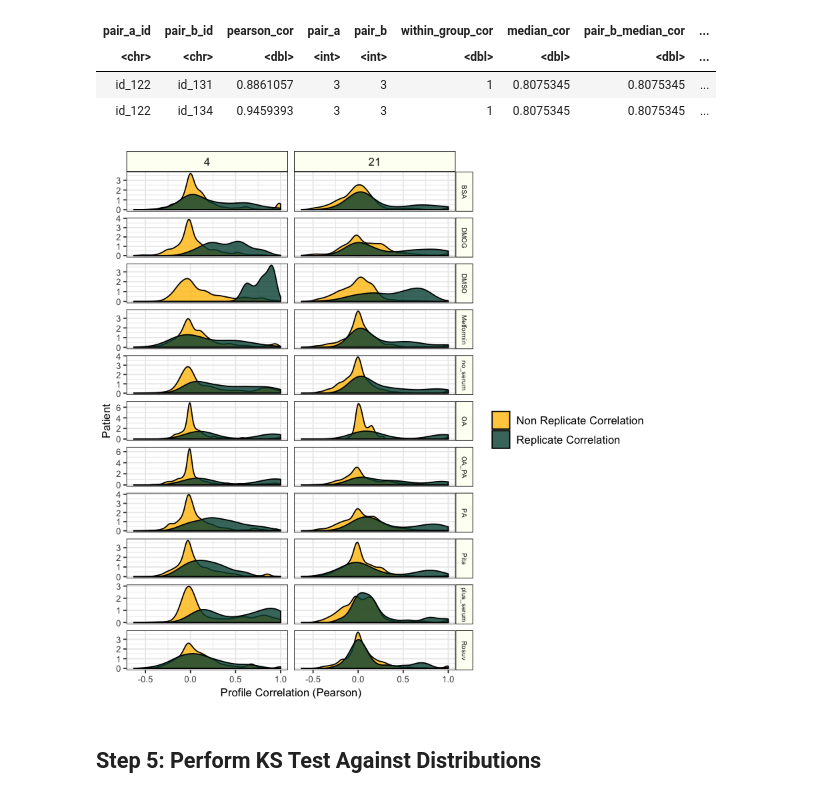
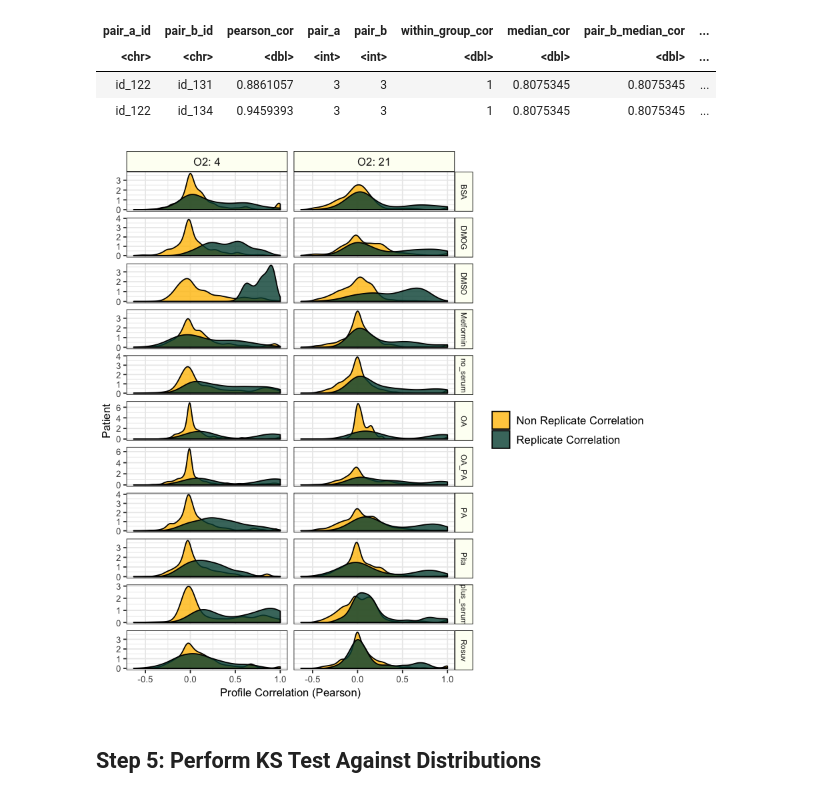
Before and after one commit to broadinstitute/2018_04_12_T2D_V2F_Saadat_Broad, a Jupyter notebook: assess-replicate-correlation-batch2.ipynb, the cells around one changed output. Drawn from its saved outputs; the diff is of its cells as text; code cells hidden in the pictures.

Commit message:
change text size

```diff
--- a/assess-replicate-correlation-batch2.ipynb
+++ b/assess-replicate-correlation-batch2.ipynb
@@ -322,29 +322,32 @@ full_plot_ready$Metadata_condition_O2 <-
     factor(full_plot_ready$Metadata_condition_O2,
            levels = c("4", "21"))
 # %%
+append_02 <- function(string) paste("O2:", string)
+
 cor_gg <- ggplot(full_plot_ready,
                  aes(x = pearson_cor,
                      fill = null_data)) +
     geom_density(alpha = 0.8) +
     ylab("Patient") +
     xlab("Profile Correlation (Pearson)") +
     theme_bw() +
     facet_grid(Metadata_treatment~Metadata_condition_O2,
-               scales="free_y") +
+               scales="free_y",
+               labeller = labeller(Metadata_condition_O2 = as_labeller(append_02))) +
     scale_fill_manual(name = "",
                       values = c("#FFC107", "#004D40")) +
     theme(axis.text.y = element_text(size = 8),
           axis.text.x = element_text(size = 8),
           axis.title = element_text(size = 10),
           legend.text = element_text(size = 10),
           strip.text.x = element_text(size = 10),
-          strip.text.y = element_text(size = 6),
+          strip.text.y = element_text(size = 7),
           strip.background = element_rect(colour = "black",
                                           fill = "#fdfff4"))
 
 print(cor_gg)
 # %% [output]
-[figure, old version]
+[figure, new version]
 # %%
 file_base <- file.path("figures", paste0("replicate_correlation_batch_", batch_id))
 for (extension in c('.png', '.pdf')) {
```
Also changed, not shown: 4 other files.
